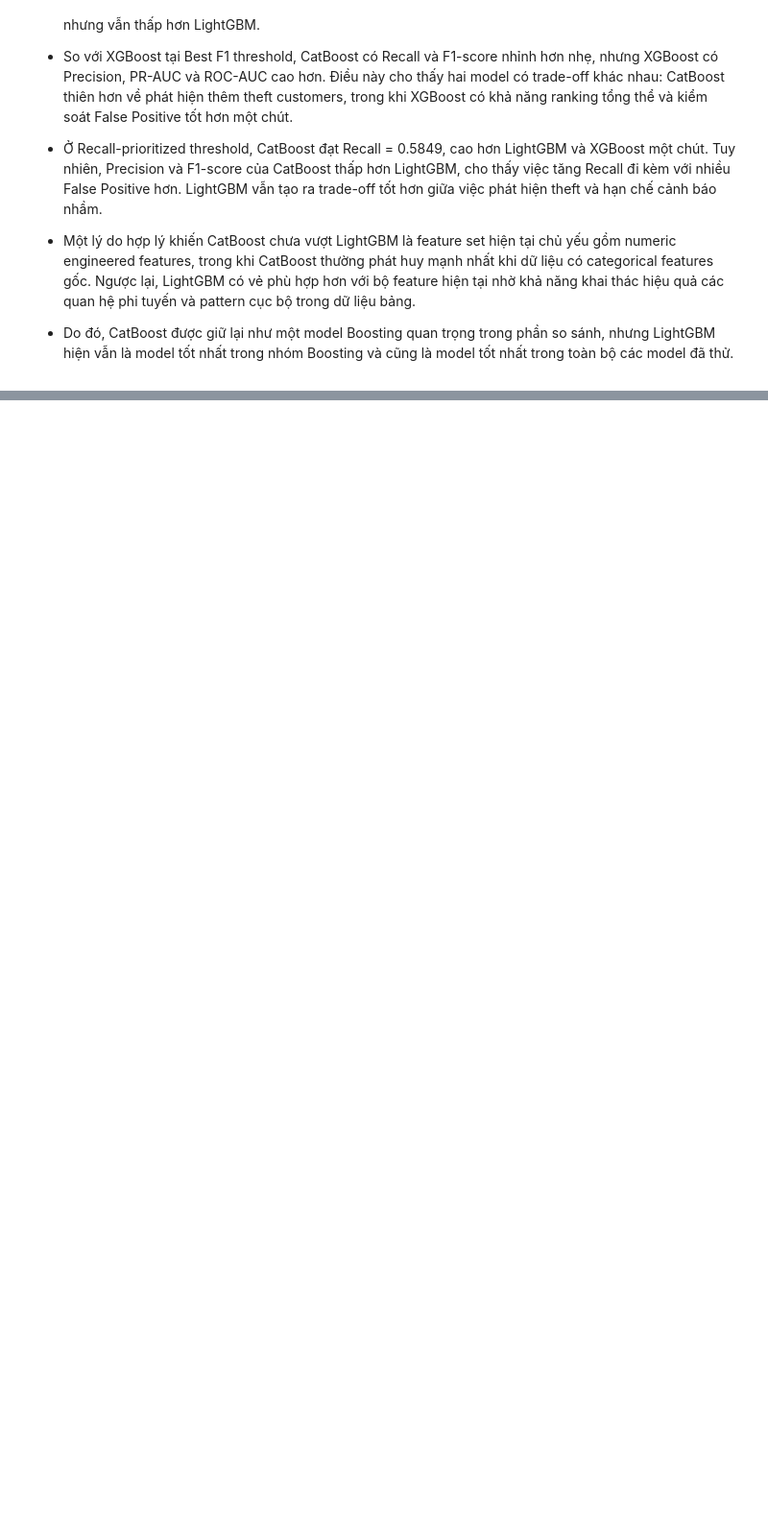
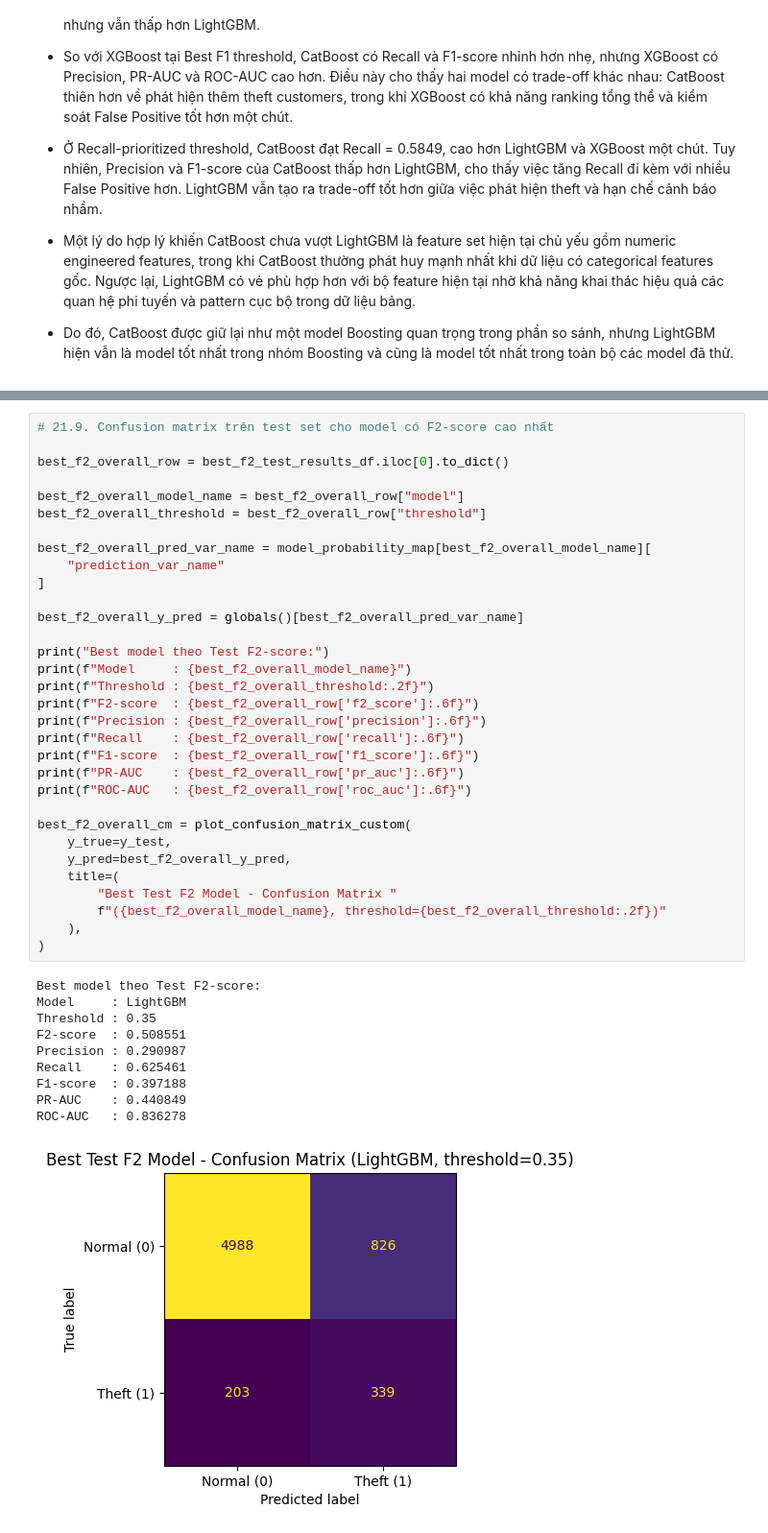
Before and after one commit to longzu-ComputerScience/CS114----ML-Project---Energy-Theft-Detection, a Jupyter notebook: notebooks/model_training_first_version.ipynb, the cells around one changed output, grey strips where cells are left out. Shown at 96% size. Saved outputs shown, nothing was run; the diff lists cells and outputs as text; blank space fills up the shorter version.

```diff
--- a/notebooks/model_training_first_version.ipynb
+++ b/notebooks/model_training_first_version.ipynb
@@ -5788,0 +6269,43 @@ cat_vs_previous_models_df
+# %%
+# 21.9. Confusion matrix trên test set cho model có F2-score cao nhất
+
+best_f2_overall_row = best_f2_test_results_df.iloc[0].to_dict()
+
+best_f2_overall_model_name = best_f2_overall_row["model"]
+best_f2_overall_threshold = best_f2_overall_row["threshold"]
+
+best_f2_overall_pred_var_name = model_probability_map[best_f2_overall_model_name][
+    "prediction_var_name"
+]
+
+best_f2_overall_y_pred = globals()[best_f2_overall_pred_var_name]
+
+print("Best model theo Test F2-score:")
+print(f"Model     : {best_f2_overall_model_name}")
+print(f"Threshold : {best_f2_overall_threshold:.2f}")
+print(f"F2-score  : {best_f2_overall_row['f2_score']:.6f}")
+print(f"Precision : {best_f2_overall_row['precision']:.6f}")
+print(f"Recall    : {best_f2_overall_row['recall']:.6f}")
+print(f"F1-score  : {best_f2_overall_row['f1_score']:.6f}")
+print(f"PR-AUC    : {best_f2_overall_row['pr_auc']:.6f}")
+print(f"ROC-AUC   : {best_f2_overall_row['roc_auc']:.6f}")
+
+best_f2_overall_cm = plot_confusion_matrix_custom(
+    y_true=y_test,
+    y_pred=best_f2_overall_y_pred,
+    title=(
+        "Best Test F2 Model - Confusion Matrix "
+        f"({best_f2_overall_model_name}, threshold={best_f2_overall_threshold:.2f})"
+    ),
+)
+# %% [output]
+Best model theo Test F2-score:
+Model     : LightGBM
+Threshold : 0.35
+F2-score  : 0.508551
+Precision : 0.290987
+Recall    : 0.625461
+F1-score  : 0.397188
+PR-AUC    : 0.440849
+ROC-AUC   : 0.836278
+[figure, added]
```
Also changed, not shown: parts of 10 cells of this notebook.
